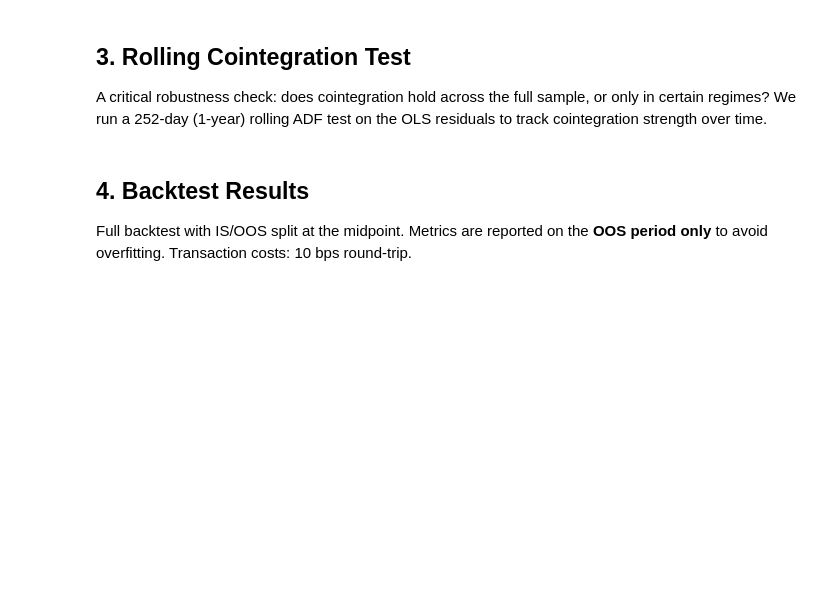
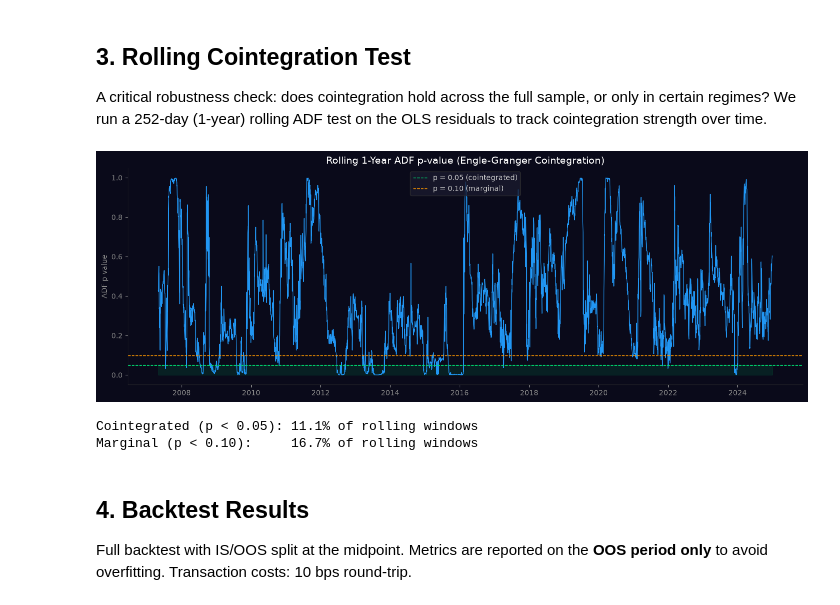
Before and after one commit to pandyclaw/quant-portfolio, a Jupyter notebook: research/strategy_a_pairs.ipynb, the cells around one changed output. Saved outputs shown, nothing was run; the diff lists cells and outputs as text; code cells hidden in the pictures; blank space fills up the shorter version.

```diff
--- a/research/strategy_a_pairs.ipynb
+++ b/research/strategy_a_pairs.ipynb
@@ -20,10 +20,19 @@ import sys
 sys.path.insert(0, "..")
 
 import warnings
-warnings.filterwarnings("ignore", category=FutureWarning)
+warnings.filterwarnings("ignore")
+
+%matplotlib inline
 
 import numpy as np
 import pandas as pd
+import matplotlib
+matplotlib.rcParams['figure.facecolor'] = '#0a0a1a'
+matplotlib.rcParams['axes.facecolor'] = '#0a0a1a'
+matplotlib.rcParams['text.color'] = '#cccccc'
+matplotlib.rcParams['axes.labelcolor'] = '#888888'
+matplotlib.rcParams['xtick.color'] = '#888888'
+matplotlib.rcParams['ytick.color'] = '#888888'
 import matplotlib.pyplot as plt
 import seaborn as sns
 from statsmodels.tsa.stattools import adfuller
@@ -33,7 +42,6 @@ from utils.metrics import compute_all_metrics, sharpe_ratio, max_drawdown
 from utils.validation import deflated_sharpe_ratio, bootstrap_sharpe_ci, permutation_test
 from utils.plotting import plot_equity_curve, plot_drawdown, plot_rolling_sharpe
 
-plt.style.use("dark_background")
 pd.set_option("display.float_format", "{:.4f}".format)
 # %% [markdown]
 ## 1. Data
@@ -42,10 +50,12 @@ Universe: GLD (SPDR Gold Shares) and SLV (iShares Silver Trust), daily adjusted
 
 The gold/silver ratio is one of the oldest trading relationships — precious metals share monetary demand drivers but differ in industrial exposure (silver has ~50% industrial demand vs gold's ~10%). This creates a spread that is fundamentally mean-reverting over medium time horizons.
 # %%
-# Load data
+# Load data and clean
 from utils.data import load_prices
 
 prices = load_prices(["GLD", "SLV"], start="2006-01-01", end="2024-12-31")
+prices = prices.dropna()  # SLV launched after GLD — drop misaligned dates
+
 print(f"Period: {prices.index[0].date()} to {prices.index[-1].date()}")
 print(f"Observations: {len(prices)}")
 print(f"\nPrice summary:")
@@ -104,36 +146,43 @@ slv = prices["SLV"].values
 for i in range(window, len(gld)):
     y = gld[i - window:i]
     x = slv[i - window:i]
+    # Skip windows with NaN/inf
+    if not (np.all(np.isfinite(y)) and np.all(np.isfinite(x))):
+        continue
     X = sm.add_constant(x)
     resid = sm.OLS(y, X).fit().resid
     adf_result = adfuller(resid, maxlag=int(np.sqrt(window)), autolag="AIC")
     rolling_pvalues.append(adf_result[1])
     rolling_dates.append(prices.index[i])
 
 rolling_df = pd.DataFrame({"date": rolling_dates, "adf_pvalue": rolling_pvalues})
 rolling_df = rolling_df.set_index("date")
 
 fig, ax = plt.subplots(figsize=(14, 5), facecolor="#0a0a1a")
 ax.set_facecolor("#0a0a1a")
 ax.plot(rolling_df.index, rolling_df["adf_pvalue"], color="#2196f3", linewidth=1)
 ax.axhline(y=0.05, color="#00e676", linestyle="--", linewidth=1, label="p = 0.05 (cointegrated)")
 ax.axhline(y=0.10, color="#ff9800", linestyle="--", linewidth=1, label="p = 0.10 (marginal)")
 ax.fill_between(rolling_df.index, 0, 0.05, alpha=0.1, color="#00e676")
 ax.set_title("Rolling 1-Year ADF p-value (Engle-Granger Cointegration)", color="white", fontsize=14)
 ax.set_ylabel("ADF p-value", color="#888")
 ax.legend(facecolor="#1a1a2e", edgecolor="#333", labelcolor="#ccc")
 ax.spines["top"].set_visible(False)
 ax.spines["right"].set_visible(False)
 ax.spines["left"].set_color("#333")
 ax.spines["bottom"].set_color("#333")
 ax.tick_params(colors="#888")
 plt.tight_layout()
 plt.show()
 
 # Summary
 pct_cointegrated = (rolling_df["adf_pvalue"] < 0.05).mean() * 100
 print(f"Cointegrated (p < 0.05): {pct_cointegrated:.1f}% of rolling windows")
 print(f"Marginal (p < 0.10):     {(rolling_df['adf_pvalue'] < 0.10).mean() * 100:.1f}% of rolling windows")
+# %% [output]
+[figure, added]
+Cointegrated (p < 0.05): 11.1% of rolling windows
+Marginal (p < 0.10):     16.7% of rolling windows
 # %% [markdown]
 ## 4. Backtest Results
 
```
Also changed, not shown: parts of 6 cells of this notebook, 3 other files.
